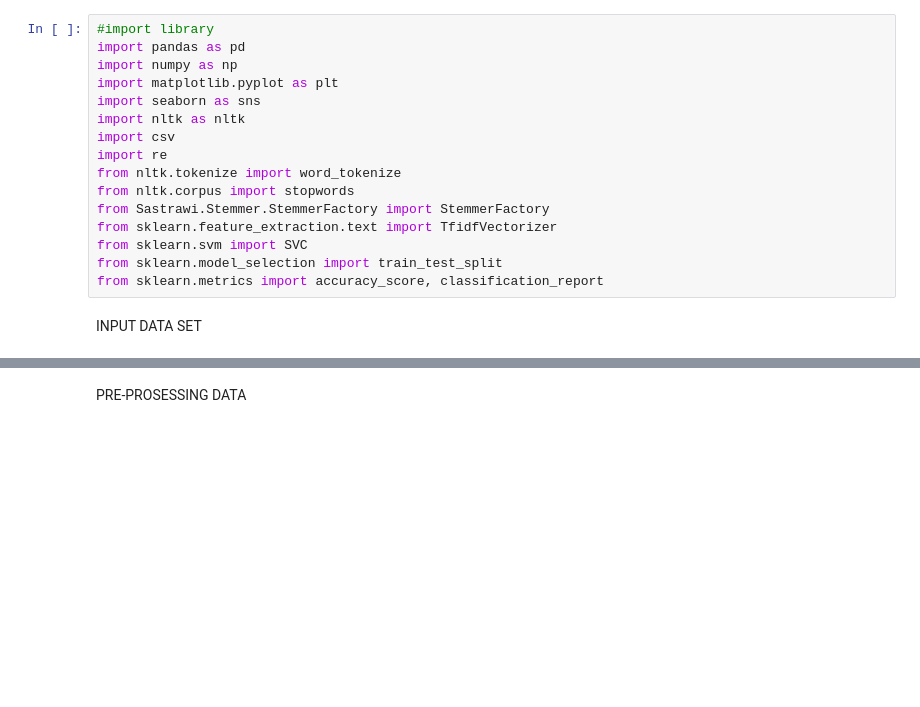
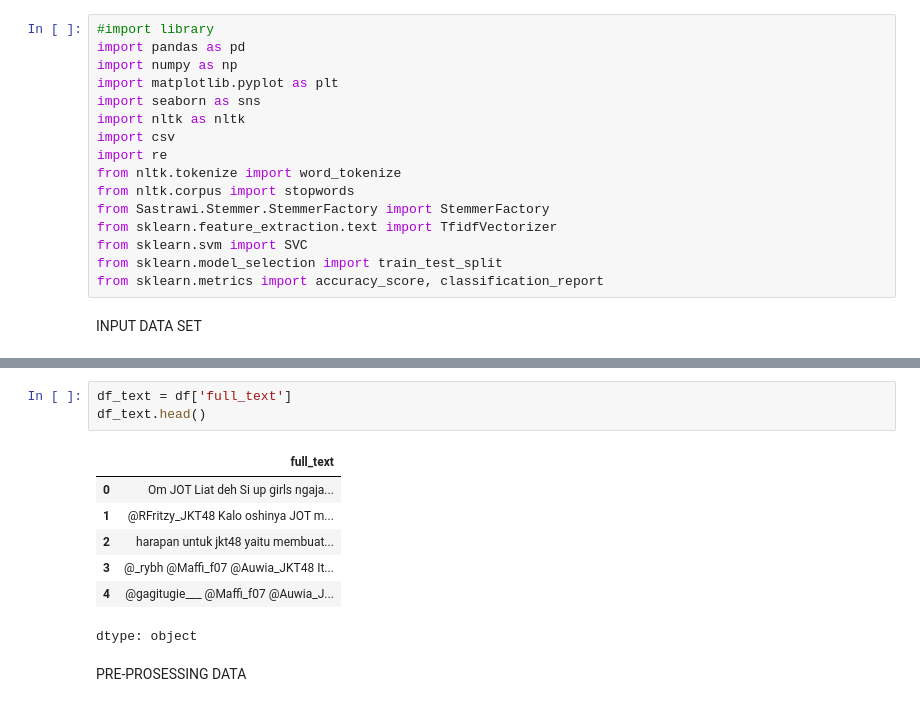
Before and after one commit to Igprad01/Sentimen-Analisis, a Jupyter notebook: Analisis_Sentimen.ipynb, the cells around one changed output, grey strips where cells are left out. Cells and saved outputs as stored; diff of their text form; blank space fills up the shorter version.

```diff
--- a/Analisis_Sentimen.ipynb
+++ b/Analisis_Sentimen.ipynb
@@ -45,6 +50,17 @@ df.head()
 | 2 | 1.873760e+18 | Mon Dec 30 15:52:30 +0000 2024 | 0 | harapan untuk jkt48 yaitu membuat... | 1.873760e+18 | NaN | NaN | ... |
 | 3 | 1.873630e+18 | Mon Dec 30 15:25:31 +0000 2024 | 1 | @_rybh @Maffi_f07 @Auwia_JKT48 It... | 1.873750e+18 | NaN | _rybh | ... |
 | 4 | 1.873630e+18 | Mon Dec 30 15:07:03 +0000 2024 | 0 | @gagitugie___ @Maffi_f07 @Auwia_J... | 1.873750e+18 | NaN | gagitugie___ | ... |
+# %%
+df_text = df['full_text']
+df_text.head()
+# %% [output]
+|  | full_text |
+| 0 | Om JOT Liat deh Si up girls ngaja... |
+| 1 | @RFritzy_JKT48 Kalo oshinya JOT m... |
+| 2 | harapan untuk jkt48 yaitu membuat... |
+| 3 | @_rybh @Maffi_f07 @Auwia_JKT48 It... |
+| 4 | @gagitugie___ @Maffi_f07 @Auwia_J... |
+dtype: object
 # %% [markdown]
 PRE-PROSESSING DATA
 # %%
```
Also changed, not shown: parts of 4 cells of this notebook.
